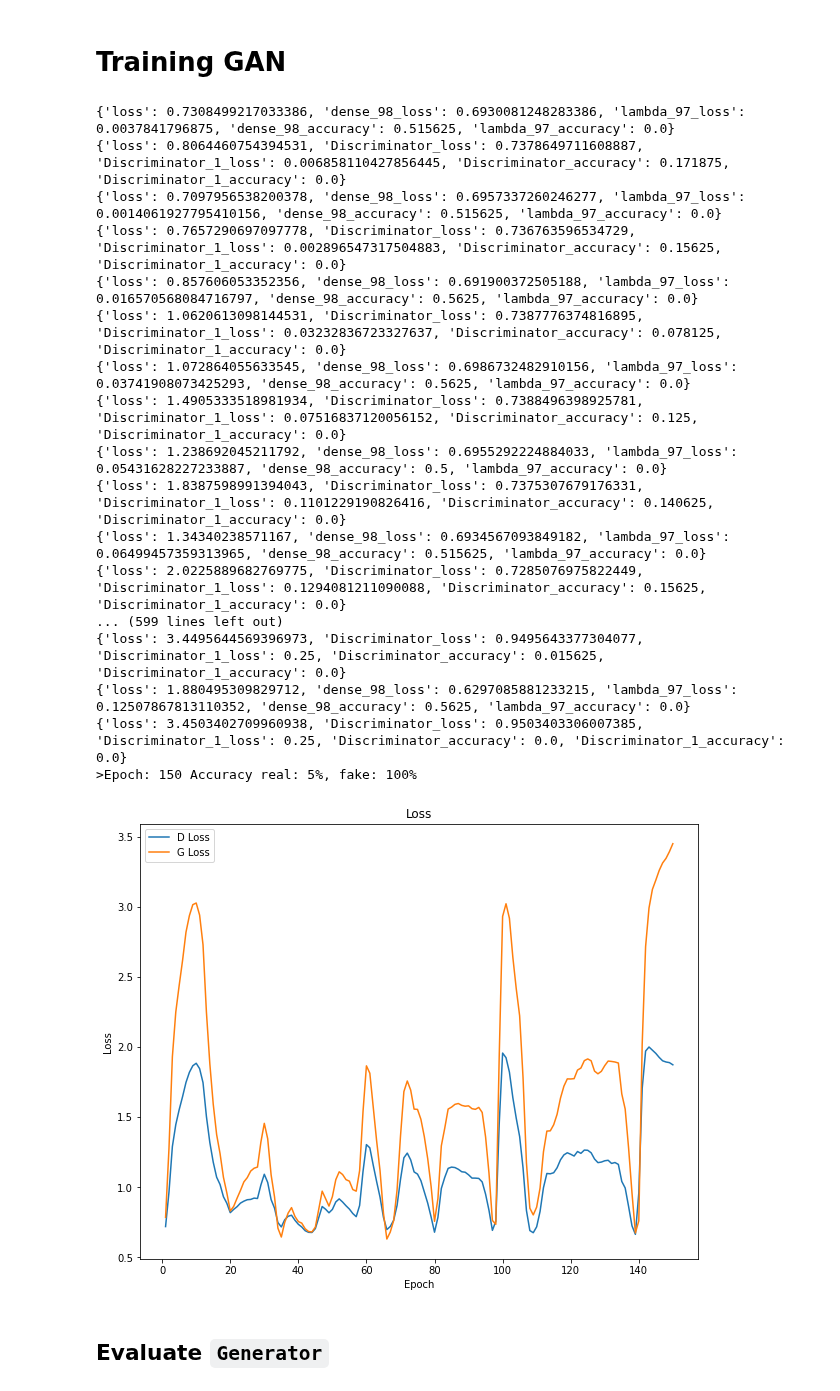
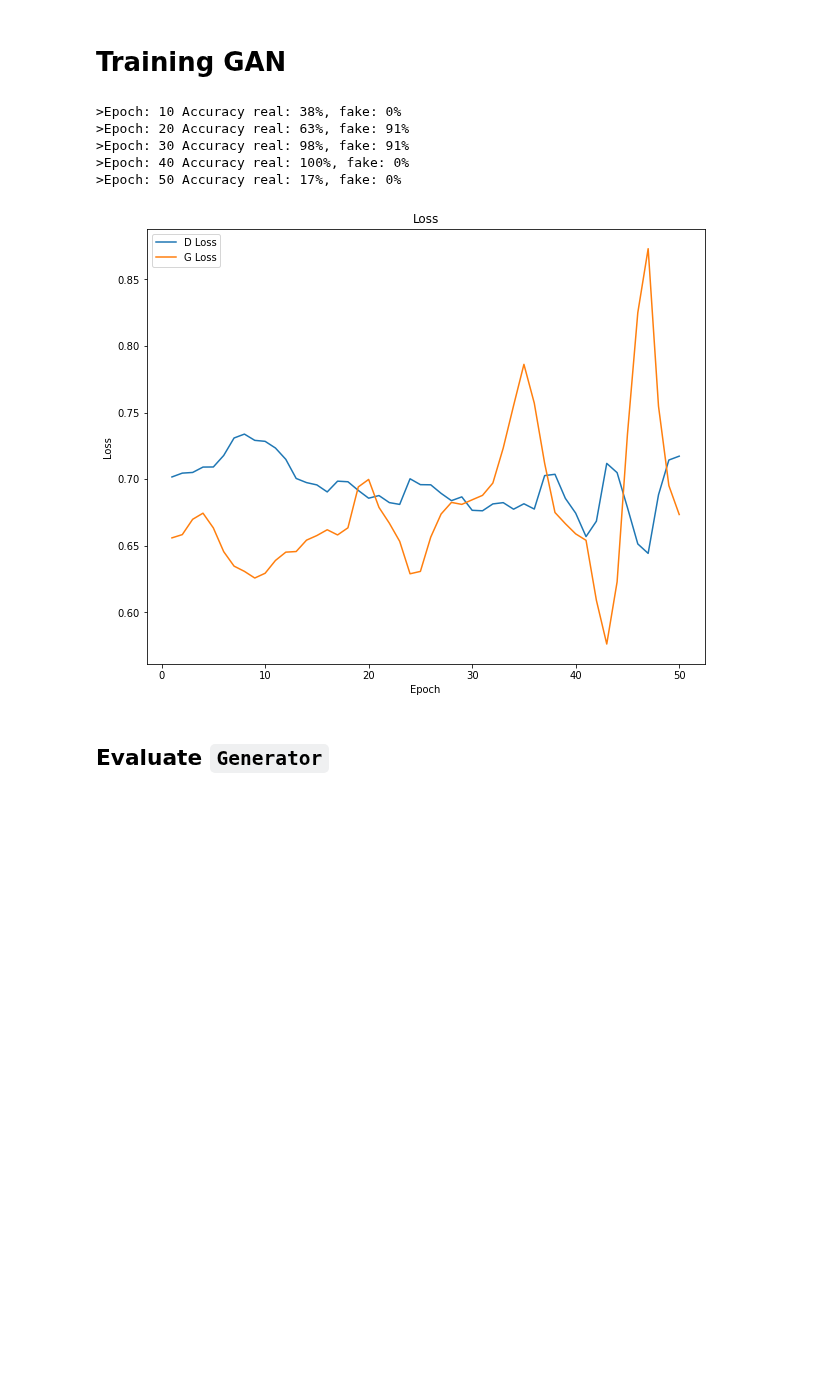
Before and after one commit to lucascbarbosa/INT, a Jupyter notebook: Manufatura Aditiva/Simulacao-GAN/Pipeline/3- Machine_learning/GAN/GAN.ipynb, the cells around one changed output. Cells and saved outputs as stored; diff of their text form; code cells hidden in the pictures; blank space fills up the shorter version.

```diff
--- a/Manufatura Aditiva/Simulacao-GAN/Pipeline/3- Machine_learning/GAN/GAN.ipynb
+++ b/Manufatura Aditiva/Simulacao-GAN/Pipeline/3- Machine_learning/GAN/GAN.ipynb
@@ -247,8 +247,8 @@ def summarize_performance(epoch,porosity,G_model, D_model, data, input_G, n_samp
 # %% [markdown]
 # Training GAN
 # %%
-batch_size = 64
-num_epochs = 150
+batch_size = 32
+num_epochs = 50
 
 alpha = 1e-2
 lr = 1e-4
@@ -295,56 +295,44 @@ def train(G_model,D_model,GAN_model,alpha,lr,porosity,batch_size,num_epochs,plot
                 print(G_loss)
                 G_loss = G_loss['loss']
 
+            # print('>%d, %d/%d, D_loss=%.3f, G_loss=%.3f' % (i+1, j+1, batch_per_epoch,  D_loss, G_loss))
             G_losses_epoch.append(G_loss)
-            # print('>%d, %d/%d, D_loss=%.3f, G_loss=%.3f' % (i+1, j+1, batch_per_epoch,  D_loss, G_loss))
 
         if (i+1) % 10 == 0:
             acc_real,acc_fake = summarize_performance(i+1,porosity,G_model,D_model,X_good,input_G)
             print('>Epoch: %i Accuracy real: %.0f%%, fake: %.0f%%' % (i+1,acc_real*100, acc_fake*100))
 
         G_losses.append(G_losses_epoch)
         D_losses.append(D_losses_epoch)
 
         # if i == num_epochs-5:
         #     G_best = G_model
 
     G_losses = np.array(G_losses)
     D_losses = np.array(D_losses)
 
     if plot:
         fig = plt.figure()
         fig.set_size_inches((10,8))
         plt.plot(list(range(1,num_epochs+1)),np.mean(D_losses,axis=1),label='D Loss')
         plt.title('Loss')
         plt.ylabel('Loss')
         plt.xlabel('Epoch')
         plt.plot(list(range(1,num_epochs+1)),np.mean(G_losses,axis=1),label='G Loss')
         plt.legend()
         plt.show()
 
     return G_model
 
 
 G_best = train(G,D,GAN,alpha,lr,porosity,batch_size,num_epochs,plot=True,verbose=False)
 # %% [output]
-{'loss': 0.7308499217033386, 'dense_98_loss': 0.6930081248283386, 'lambda_97_loss': 0.0037841796875, 'dense_98_accuracy': 0.515625, 'lambda_97_accuracy': 0.0}
-{'loss': 0.8064460754394531, 'Discriminator_loss': 0.7378649711608887, 'Discriminator_1_loss': 0.006858110427856445, 'Discriminator_accuracy': 0.171875, 'Discriminator_1_accuracy': 0.0}
-{'loss': 0.7097956538200378, 'dense_98_loss': 0.6957337260246277, 'lambda_97_loss': 0.0014061927795410156, 'dense_98_accuracy': 0.515625, 'lambda_97_accuracy': 0.0}
-{'loss': 0.7657290697097778, 'Discriminator_loss': 0.736763596534729, 'Discriminator_1_loss': 0.002896547317504883, 'Discriminator_accuracy': 0.15625, 'Discriminator_1_accuracy': 0.0}
-{'loss': 0.857606053352356, 'dense_98_loss': 0.691900372505188, 'lambda_97_loss': 0.016570568084716797, 'dense_98_accuracy': 0.5625, 'lambda_97_accuracy': 0.0}
-{'loss': 1.0620613098144531, 'Discriminator_loss': 0.7387776374816895, 'Discriminator_1_loss': 0.03232836723327637, 'Discriminator_accuracy': 0.078125, 'Discriminator_1_accuracy': 0.0}
-{'loss': 1.072864055633545, 'dense_98_loss': 0.6986732482910156, 'lambda_97_loss': 0.03741908073425293, 'dense_98_accuracy': 0.5625, 'lambda_97_accuracy': 0.0}
-{'loss': 1.4905333518981934, 'Discriminator_loss': 0.7388496398925781, 'Discriminator_1_loss': 0.07516837120056152, 'Discriminator_accuracy': 0.125, 'Discriminator_1_accuracy': 0.0}
-{'loss': 1.238692045211792, 'dense_98_loss': 0.6955292224884033, 'lambda_97_loss': 0.05431628227233887, 'dense_98_accuracy': 0.5, 'lambda_97_accuracy': 0.0}
-{'loss': 1.8387598991394043, 'Discriminator_loss': 0.7375307679176331, 'Discriminator_1_loss': 0.1101229190826416, 'Discriminator_accuracy': 0.140625, 'Discriminator_1_accuracy': 0.0}
-{'loss': 1.34340238571167, 'dense_98_loss': 0.6934567093849182, 'lambda_97_loss': 0.06499457359313965, 'dense_98_accuracy': 0.515625, 'lambda_97_accuracy': 0.0}
-{'loss': 2.0225889682769775, 'Discriminator_loss': 0.7285076975822449, 'Discriminator_1_loss': 0.1294081211090088, 'Discriminator_accuracy': 0.15625, 'Discriminator_1_accuracy': 0.0}
-... (599 lines left out)
-{'loss': 3.4495644569396973, 'Discriminator_loss': 0.9495643377304077, 'Discriminator_1_loss': 0.25, 'Discriminator_accuracy': 0.015625, 'Discriminator_1_accuracy': 0.0}
-{'loss': 1.880495309829712, 'dense_98_loss': 0.6297085881233215, 'lambda_97_loss': 0.12507867813110352, 'dense_98_accuracy': 0.5625, 'lambda_97_accuracy': 0.0}
-{'loss': 3.4503402709960938, 'Discriminator_loss': 0.9503403306007385, 'Discriminator_1_loss': 0.25, 'Discriminator_accuracy': 0.0, 'Discriminator_1_accuracy': 0.0}
->Epoch: 150 Accuracy real: 5%, fake: 100%
+>Epoch: 10 Accuracy real: 38%, fake: 0%
+>Epoch: 20 Accuracy real: 63%, fake: 91%
+>Epoch: 30 Accuracy real: 98%, fake: 91%
+>Epoch: 40 Accuracy real: 100%, fake: 0%
+>Epoch: 50 Accuracy real: 17%, fake: 0%
-[figure, old version]
+[figure, new version]
 # %% [markdown]
 ## Evaluate `Generator`
 # %% [markdown]
```
Also changed, not shown: parts of 4 cells of this notebook.
